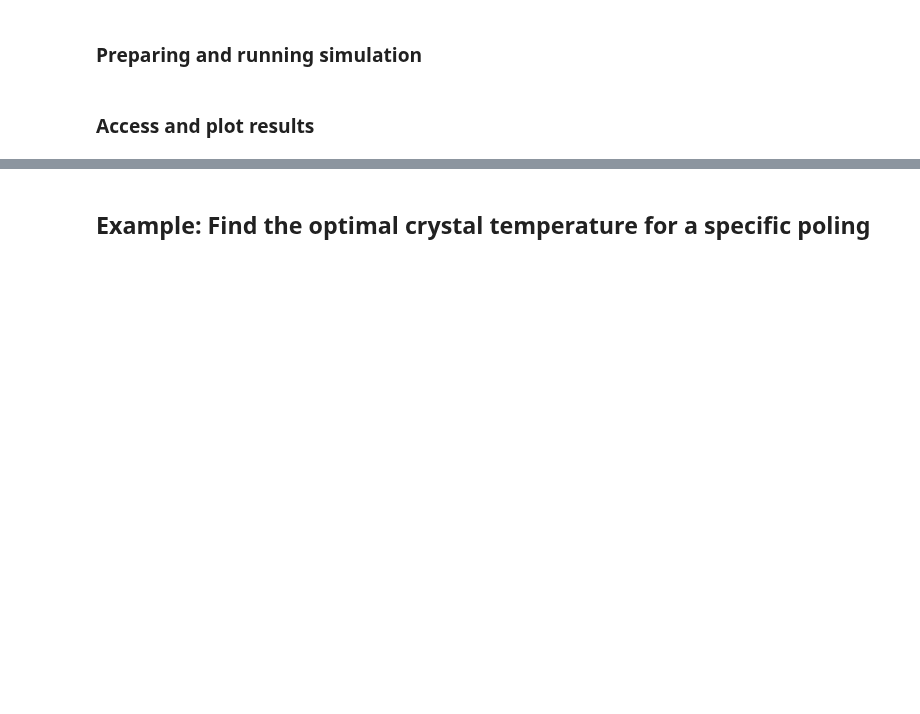
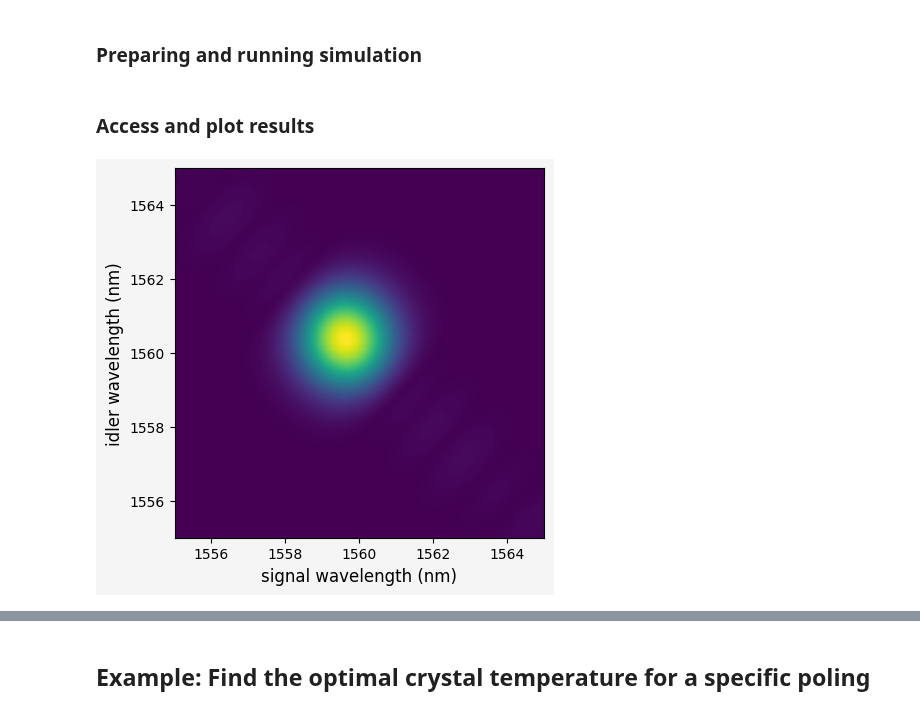
Before and after one commit to nicosieber/PhotonPairLab, a Jupyter notebook: demo.ipynb, the cells around one changed output, grey strips where cells are left out. Cells and saved outputs as stored; diff of their text form; code cells hidden in the pictures; blank space fills up the shorter version.

```diff
--- a/demo.ipynb
+++ b/demo.ipynb
@@ -42,7 +42,9 @@ results = simulation.run_simulation(steps=50, dev=5)
 # %%
 # Plot the results
 plotter = SPDC_Plotter(results)
-fig, ax = plotter.plot_jsa()
+fig, ax = plotter.plot_result(key='JSA')
+# %% [output]
+[figure, added]
 # %%
 # Plot the results
 plotter = SPDC_Plotter(results)
```
Also changed, not shown: parts of 4 cells of this notebook, 3 other files.
